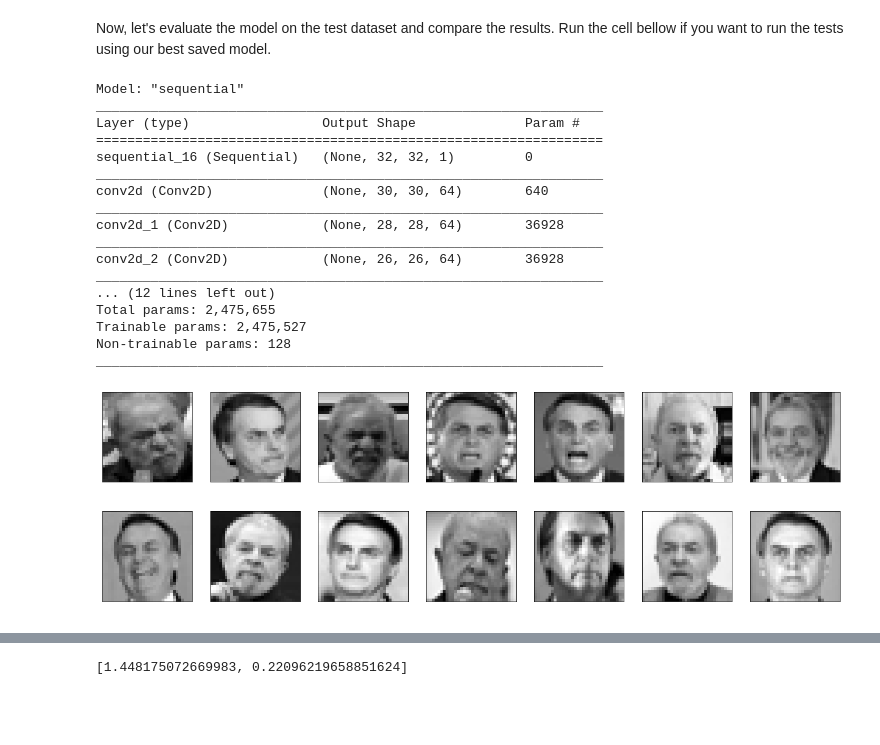
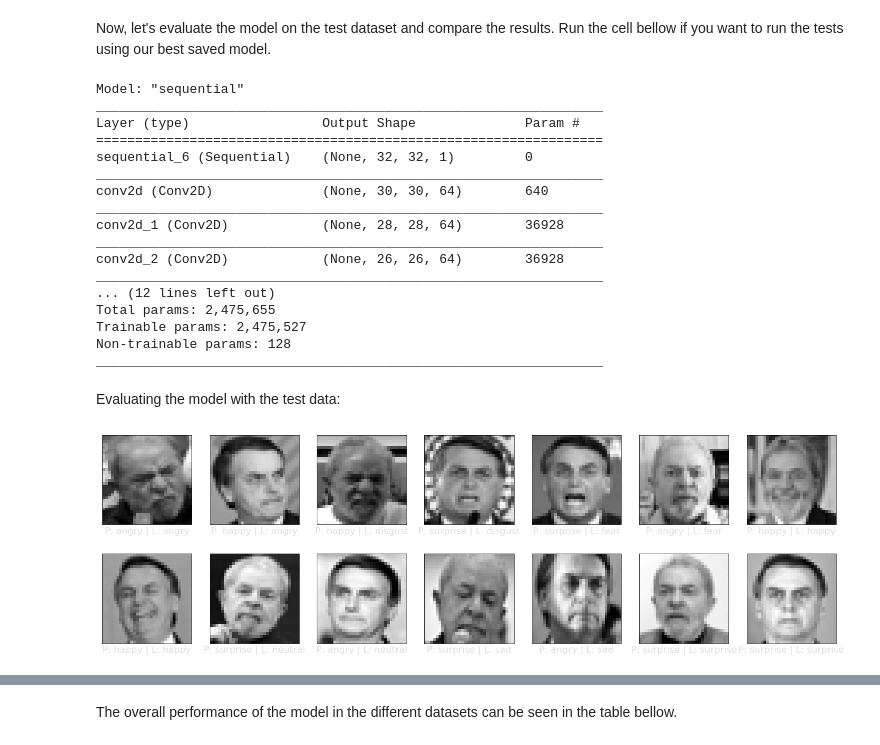
Before and after one commit to Talendar/facial_expression_detection, a Jupyter notebook: facial_expression_detection.ipynb, the cells around one changed output, grey strips where cells are left out. Drawn from its saved outputs; the diff is of its cells as text; code cells hidden in the pictures; blank space fills up the shorter version.

```diff
--- a/facial_expression_detection.ipynb
+++ b/facial_expression_detection.ipynb
@@ -114,6 +114,6 @@ for i in range(16):
     plt.yticks([])
     img = randimg(train_data, train_labels)
     plt.imshow(img[0].reshape(img[0].shape[0], img[0].shape[1]), "gray")
-    plt.xlabel(img[1], fontsize=20).set_color("white")
+    plt.xlabel(img[1], fontsize=20).set_color("#DEDEDE")
 plt.show()
 # %% [output]
@@ -222,19 +240,22 @@ INFO:tensorflow:Assets written to: ./best_model/assets
 # %% [markdown]
 Now, let's evaluate the model on the test dataset and compare the results. Run the cell bellow if you want to run the tests using our best saved model.
 # %%
-# loads the best saved movel
+# run this cell if you want to load our best model saved on GitHub
 model_dir = "./saved_models/best_model"
 with zipfile.ZipFile(model_dir + ".zip", 'r') as zip_ref:
     zip_ref.extractall(model_dir)
 
 model = tf.keras.models.load_model(model_dir)
+model.compile(loss=tf.keras.losses.SparseCategoricalCrossentropy(from_logits=True),
+              optimizer="adam",
+              metrics=["accuracy"])
 model.summary()
 # %% [output]
 Model: "sequential"
 _________________________________________________________________
 Layer (type)                 Output Shape              Param #
 =================================================================
-sequential_16 (Sequential)   (None, 32, 32, 1)         0
+sequential_6 (Sequential)    (None, 32, 32, 1)         0
 _________________________________________________________________
 conv2d (Conv2D)              (None, 30, 30, 64)        640
 _________________________________________________________________
@@ -247,21 +268,23 @@ Total params: 2,475,655
 Trainable params: 2,475,527
 Non-trainable params: 128
 _________________________________________________________________
+# %% [markdown]
+Evaluating the model with the test data:
 # %%
 test_loss, test_acc = model.evaluate(test_data,  test_labels, verbose=0)
 test_preds = np.argmax(model.predict(test_data), axis=1)
 
 plt.figure(figsize=(23, 7))
 for i in range(len(test_data)):
     plt.subplot(2, len(test_data)/2, i+1)
     plt.xticks([])
     plt.yticks([])
     img, label, pred = test_data[i], class_from_id(test_labels[i]), class_from_id(test_preds[i])
     plt.imshow(img.reshape(img.shape[0], img.shape[1]), "gray")
-    plt.xlabel("P: %s | L: %s" % (pred, label), fontsize=16).set_color("white")
+    plt.xlabel("P: %s | L: %s" % (pred, label), fontsize=16).set_color("#DEDEDE")
 plt.show()
 
 print("\n\nTest loss: %.4f" % test_loss)
 print("Test accuracy: %.2f%%" % (test_acc * 100))
 # %% [output]
-[figure, old version]
+[figure, new version]
@@ -269,5 +292,3 @@ Test loss: 2.0050
 Test accuracy: 35.71%
-# %%
-model.evaluate(train_data,  train_labels, verbose=0)
-# %% [output]
-[1.448175072669983, 0.22096219658851624]
+# %% [markdown]
+The overall performance of the model in the different datasets can be seen in the table bellow.
```
Also changed, not shown: parts of 9 cells of this notebook.
